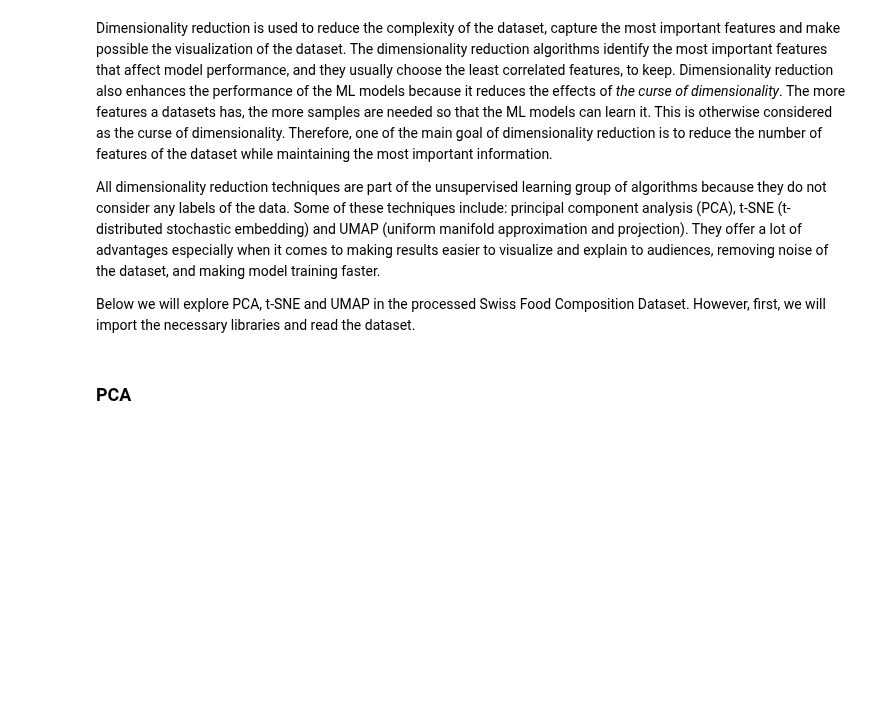
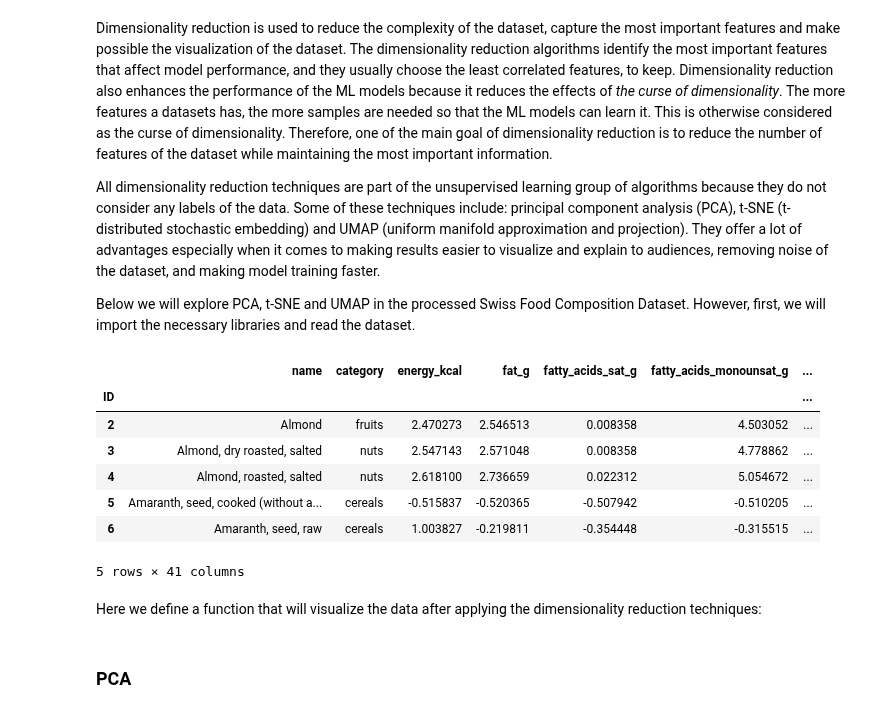
Before and after one commit to fsb-edu/ML4Food, a Jupyter notebook: M2_MLUnsupervisedLearning.ipynb, the cells around one changed output. Cells and saved outputs as stored; diff of their text form; code cells hidden in the pictures; blank space fills up the shorter version.

```diff
--- a/M2_MLUnsupervisedLearning.ipynb
+++ b/M2_MLUnsupervisedLearning.ipynb
@@ -69,3 +73,17 @@ import pandas as pd
 # %%
 # we will work with the preprocessed dataset
-dataset = pd.read_csv('data/swiss_food_composition_proc.csv')
+dataset = pd.read_csv('data/swiss_food_composition_proc.csv', index_col='ID')
+# save the numerical columns in the cols variable
+numerical_cols = dataset.select_dtypes(include='number').columns
+dataset.head()
+# %% [output]
+|  | name | category | energy_kcal | fat_g | fatty_acids_sat_g | fatty_acids_monounsat_g | ... |
+| ID |  |  |  |  |  |  | ... |
+| 2 | Almond | fruits | 2.470273 | 2.546513 | 0.008358 | 4.503052 | ... |
+| 3 | Almond, dry roasted, salted | nuts | 2.547143 | 2.571048 | 0.008358 | 4.778862 | ... |
+| 4 | Almond, roasted, salted | nuts | 2.618100 | 2.736659 | 0.022312 | 5.054672 | ... |
+| 5 | Amaranth, seed, cooked (without a... | cereals | -0.515837 | -0.520365 | -0.507942 | -0.510205 | ... |
+| 6 | Amaranth, seed, raw | cereals | 1.003827 | -0.219811 | -0.354448 | -0.315515 | ... |
+5 rows × 41 columns
+# %% [markdown]
+Here we define a function that will visualize the data after applying the dimensionality reduction techniques:
```
Also changed, not shown: parts of 14 cells of this notebook, 3 other files.
